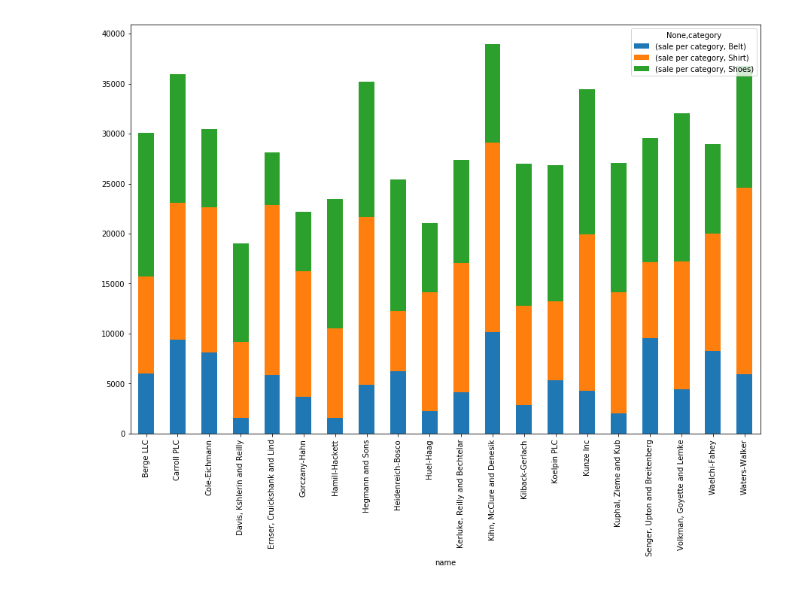
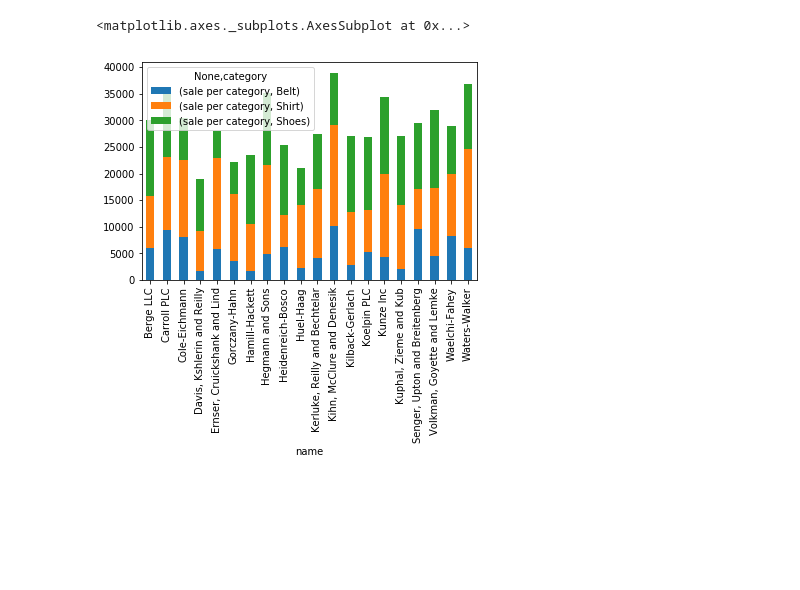
Before and after one commit to PLRanjit/DataAnalyticsPracticeWithPython, a Jupyter notebook: Assignment.ipynb, the cells around one changed output. Cells and saved outputs as stored; diff of their text form; code cells hidden in the pictures; blank space fills up the shorter version.

```diff
--- a/Assignment.ipynb
+++ b/Assignment.ipynb
@@ -2,7 +2,7 @@
 import pandas as pd
 import matplotlib.pyplot as plt
 # %%
-accountDF = pd.read_csv("account.csv")
+accountDF = pd.read_csv("Data/account.csv")
 #accountDF
 # %%
 uniqueName = pd.DataFrame({"Name":accountDF.name.unique()})
@@ -41,14 +41,15 @@ totalSaleCount = accountDF[["name"]].groupby("name")["name"].count()
 # %%
 salePerProductPerComapny = accountDF[["name", "category", "ext price"]].groupby(["name", "category"])["ext price"].sum()
 #salePerProductPerComapny
 sales = pd.DataFrame({"sale per category": salePerProductPerComapny})
 #sales.unstack()
 sales.unstack().plot(kind='bar', stacked = True)
-fig = plt.gcf()
-fig.set_size_inches(15, 10, forward=True)
+#fig = plt.gcf()
+#fig.set_size_inches(15, 10, forward=True)
 #plt.show()
 # %% [output]
+<matplotlib.axes._subplots.AxesSubplot at 0x...>
-[figure, old version]
+[figure, new version]
 # %%
 maxSale = accountDF[["name", "ext price"]].groupby("name")["ext price"].sum()
 totalSalesList = pd.DataFrame({"total":maxSale})
```
